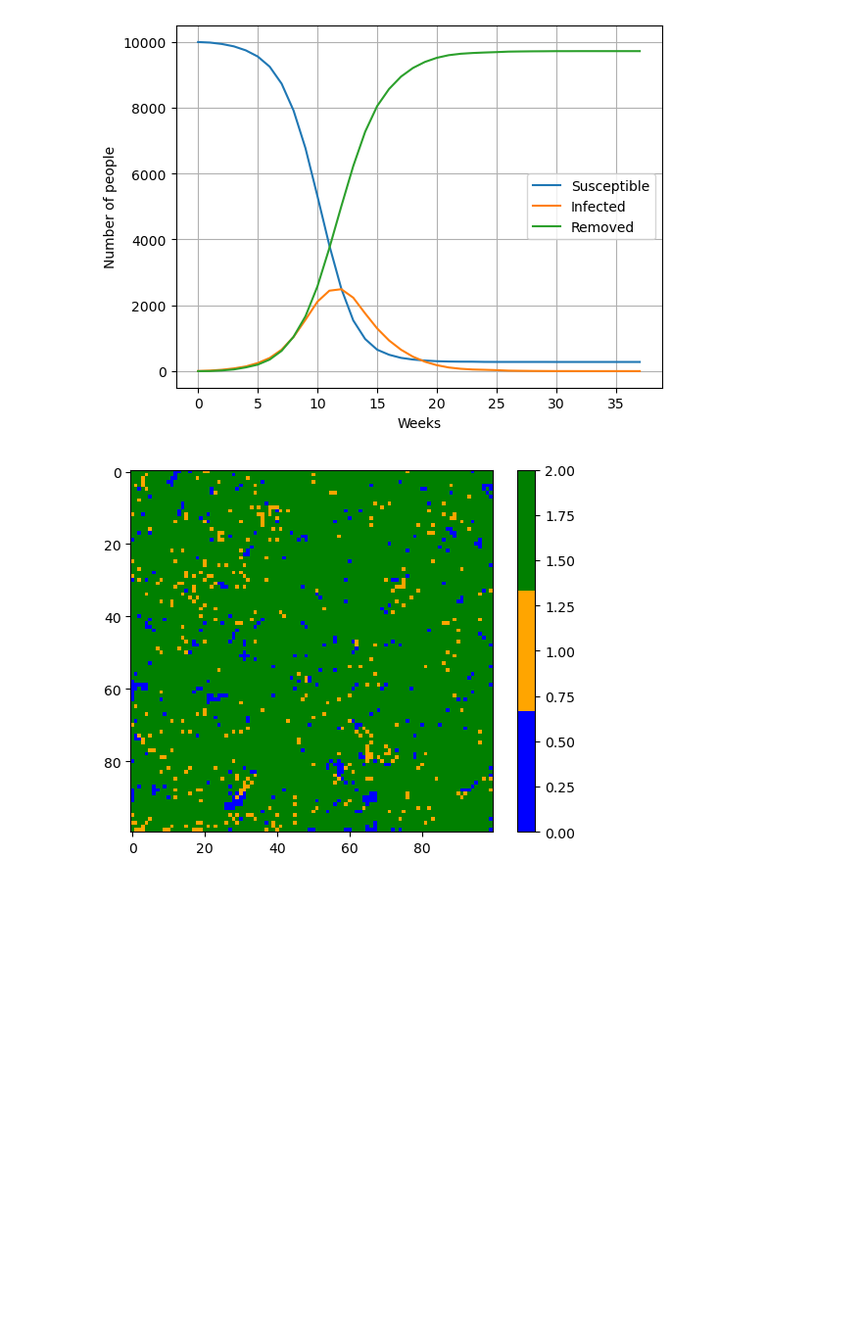
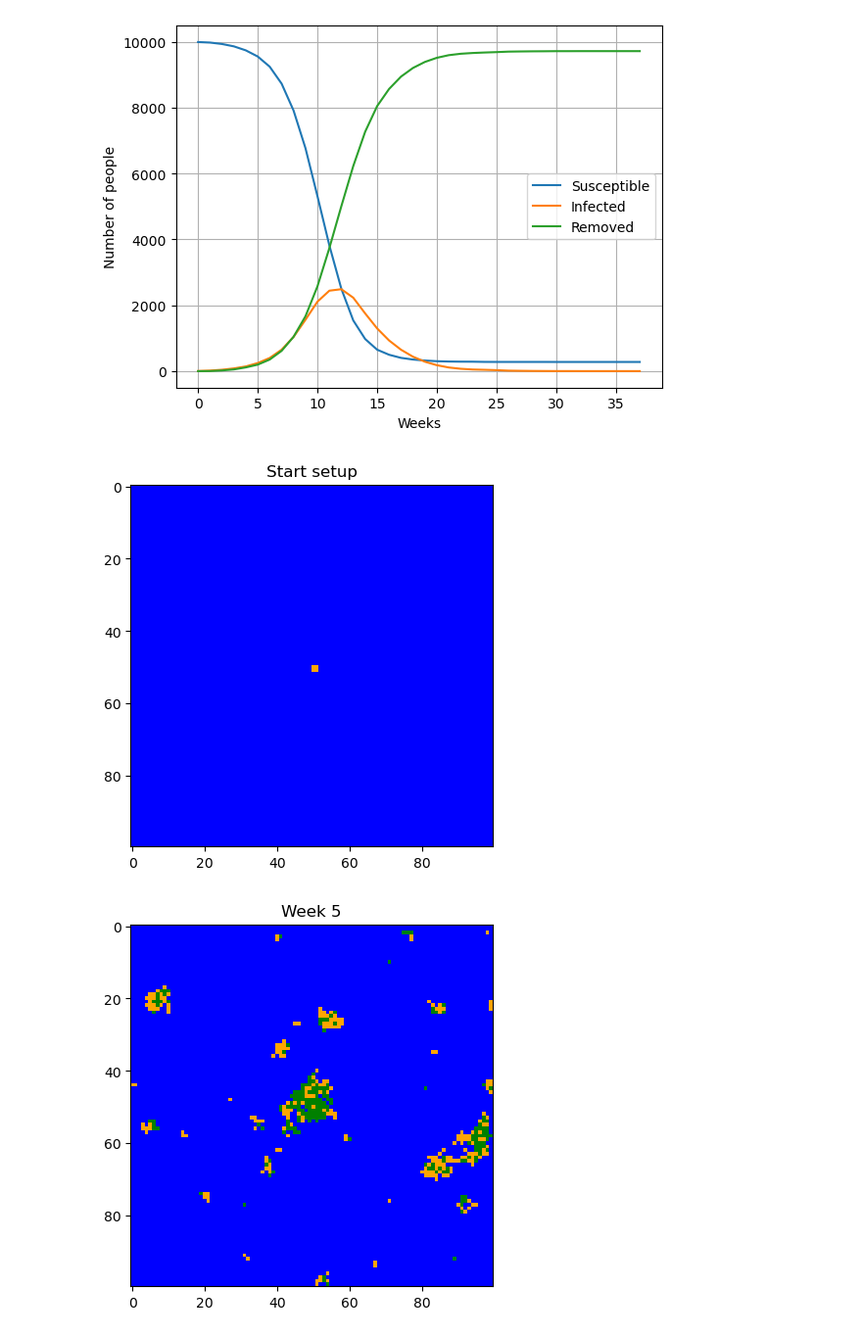
Before and after one commit to s224399/Stoc_sim_2k26, a Jupyter notebook: Project_2/SpatialSIR_test.ipynb, the cells around one changed output. Shown at 98% size. Cells and saved outputs as stored; diff of their text form; code cells hidden in the pictures; blank space fills up the shorter version.

```diff
--- a/Project_2/SpatialSIR_test.ipynb
+++ b/Project_2/SpatialSIR_test.ipynb
@@ -128,0 +124,24 @@ plt.show()
+# %%
+sims = 100
+Tmax = np.zeros(sims)
+Tpeak = np.zeros(sims)
+Ppeak = np.zeros(sims)
+Rinf = np.zeros(sims)
+
+beta = 0.5/7      # Infection prob
+gamma = 0.3/7     # Recovery prob
+tmax = 1000
+n = 32
+
+for i in range(sims):
+    seed = i
+    rng = np.random.default_rng(seed)
+    start_infected_x = rng.choice(n,size=5)
+    start_infected_y = rng.choice(n,size=5)
+    grids, T = SimpleSpatialSIR(n, beta, gamma, tmax, start_infected_x, start_infected_y, rng)
+    Tmax[i] = T/7
+    infected = grids == 1
+    sums = np.sum(infected, (1,2))
+    Tpeak[i] = np.argmax(sums)/7
+    Ppeak[i] = np.max(sums)/n*n
+    Rinf[i] = np.sum(grids[-1] == 2)
@@ -246,9 +424,21 @@ plt.show()
 # %%
 cmap = ListedColormap(['blue', 'orange', 'green'])
 
-plt.imshow(grids[int(T/2)], cmap=cmap)
-#plt.imshow(grids[T], cmap=cmap)
-plt.colorbar()
+plt.imshow(grids[0], cmap=cmap, vmax=2)
+plt.title('Start setup')
 plt.show()
+
+plt.imshow(grids[5*7], cmap=cmap, vmax=2)
+plt.title('Week 5')
+plt.show()
+
+plt.imshow(grids[10*7], cmap=cmap, vmax=2)
+plt.title('Week 10')
+plt.show()
+
+plt.imshow(grids[15*7], cmap=cmap, vmax=2)
+plt.title('Week 15')
+plt.show()
 # %% [output]
-[figure, old version]
+[figure, new version]
+[figure, added]
```
Also changed, not shown: parts of 17 cells of this notebook.
